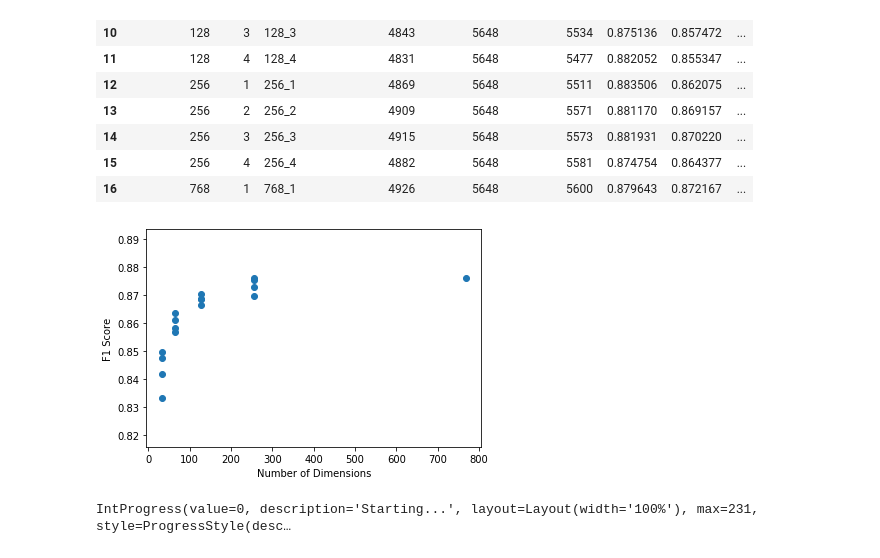
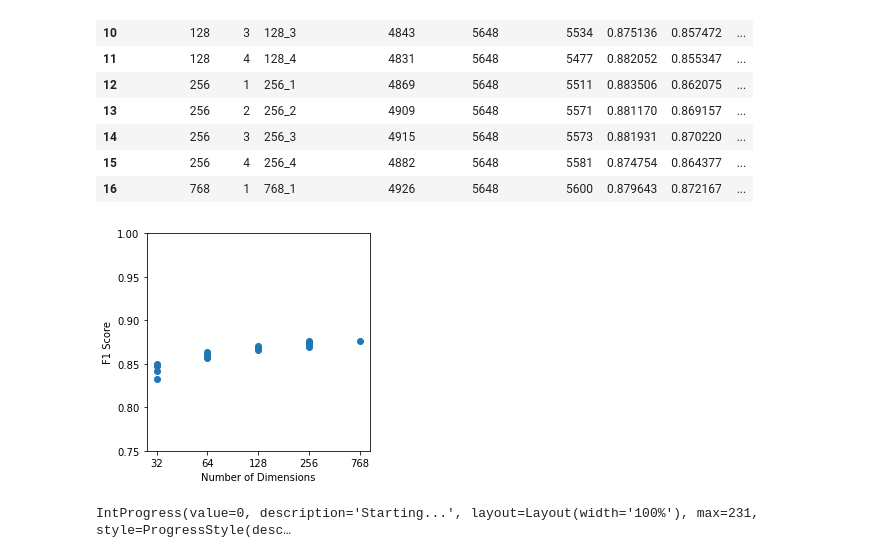
Before and after one commit to CODAIT/text-extensions-for-pandas, a Jupyter notebook: notebooks/CoNLL_3.ipynb, the cells around one changed output. Cells and saved outputs as stored; diff of their text form; code cells hidden in the pictures.

Commit message:
Update code for plotting F1 score

```diff
--- a/notebooks/CoNLL_3.ipynb
+++ b/notebooks/CoNLL_3.ipynb
@@ -858,16 +837,25 @@ summary_df
 | 16 | 768 | 1 | 768_1 | 4926 | 5648 | 5600 | 0.879643 | 0.872167 | ... |
 # %%
 # Plot the tradeoff between dimensionality and F1 score
-x = summary_df["n_components"]
+x = summary_df["n_components"].astype(str)  # Treat num dims as categorical
 y = summary_df["F1"]
+
+plt.figure(figsize=(4,4))
 plt.scatter(x, y)
 #plt.yscale("log")
 #plt.xscale("log")
 plt.xlabel("Number of Dimensions")
 plt.ylabel("F1 Score")
+plt.ylim([0.75, 1.0])
+
+# Also save to a local file
+plt.savefig("outputs/dims_vs_f1_score.png", bbox_inches="tight")
+plt.savefig("outputs/dims_vs_f1_score.pdf", bbox_inches="tight")
+plt.savefig("outputs/dims_vs_f1_score.eps", bbox_inches="tight")
+
 plt.show()
 # %% [output]
-[figure, old version]
+[figure, new version]
 # %%
 # Tabulate all the results as in CoNLL_2.ipynb
 test_results_full = util.merge_model_results(test_results)
```
Also changed, not shown: parts of 5 cells of this notebook, 1 other file.
